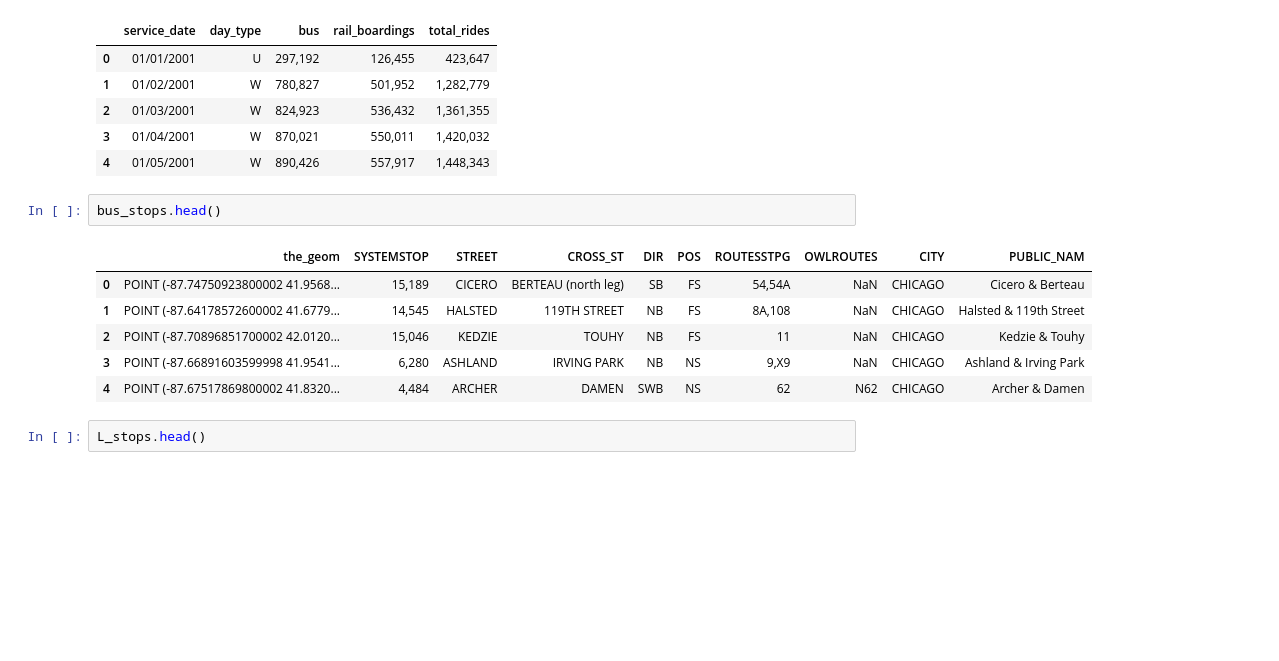
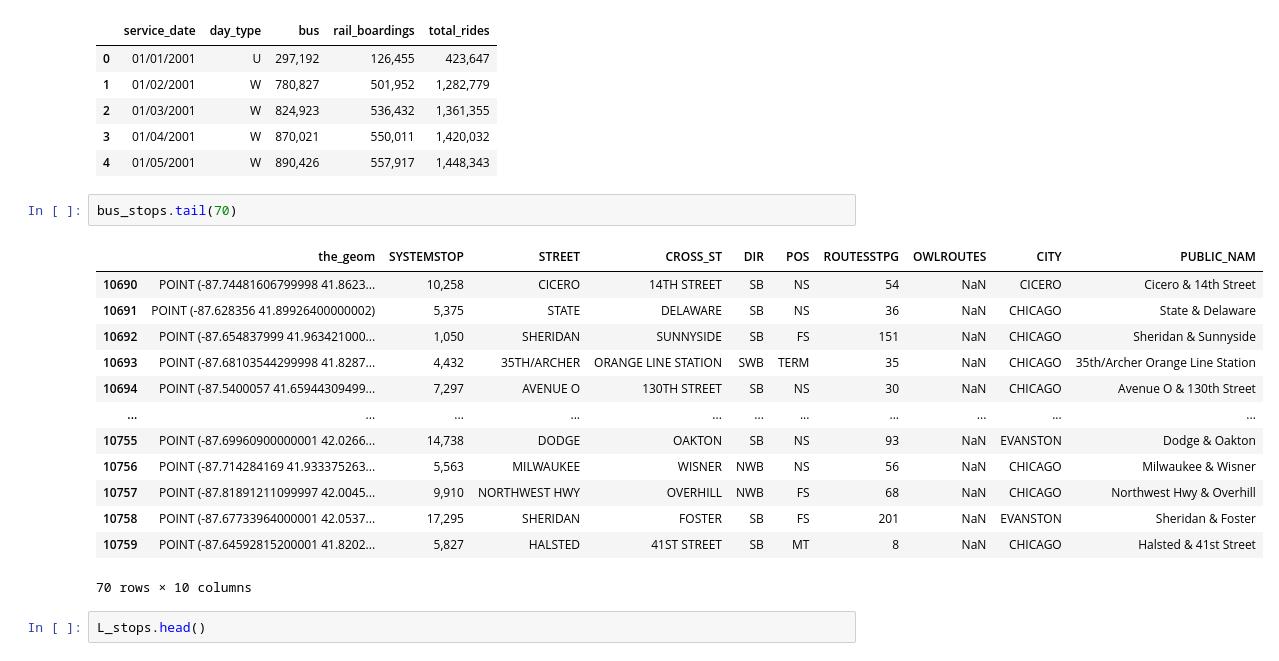
Before and after one commit to gracegormley-gkg/Stat-303-1-Final-Project, a Jupyter notebook: Project Code Template - Grace.ipynb, the cells around one changed output. Cells and saved outputs as stored; diff of their text form; blank space fills up the shorter version.

```diff
--- a/Project Code Template - Grace.ipynb
+++ b/Project Code Template - Grace.ipynb
@@ -99,14 +120,21 @@ CTA_riders.head()
 | 3 | 01/04/2001 | W | 870,021 | 550,011 | 1,420,032 |
 | 4 | 01/05/2001 | W | 890,426 | 557,917 | 1,448,343 |
 # %%
-bus_stops.head()
+bus_stops.tail(70)
 # %% [output]
 |  | the_geom | SYSTEMSTOP | STREET | CROSS_ST | DIR | POS | ROUTESSTPG | OWLROUTES | CITY | PUBLIC_NAM |
-| 0 | POINT (-87.74750923800002 41.9568... | 15,189 | CICERO | BERTEAU (north leg) | SB | FS | 54,54A | NaN | CHICAGO | Cicero & Berteau |
-| 1 | POINT (-87.64178572600002 41.6779... | 14,545 | HALSTED | 119TH STREET | NB | FS | 8A,108 | NaN | CHICAGO | Halsted & 119th Street |
-| 2 | POINT (-87.70896851700002 42.0120... | 15,046 | KEDZIE | TOUHY | NB | FS | 11 | NaN | CHICAGO | Kedzie & Touhy |
-| 3 | POINT (-87.66891603599998 41.9541... | 6,280 | ASHLAND | IRVING PARK | NB | NS | 9,X9 | NaN | CHICAGO | Ashland & Irving Park |
-| 4 | POINT (-87.67517869800002 41.8320... | 4,484 | ARCHER | DAMEN | SWB | NS | 62 | N62 | CHICAGO | Archer & Damen |
+| 10690 | POINT (-87.74481606799998 41.8623... | 10,258 | CICERO | 14TH STREET | SB | NS | 54 | NaN | CICERO | Cicero & 14th Street |
+| 10691 | POINT (-87.628356 41.89926400000002) | 5,375 | STATE | DELAWARE | SB | NS | 36 | NaN | CHICAGO | State & Delaware |
+| 10692 | POINT (-87.654837999 41.963421000... | 1,050 | SHERIDAN | SUNNYSIDE | SB | FS | 151 | NaN | CHICAGO | Sheridan & Sunnyside |
+| 10693 | POINT (-87.68103544299998 41.8287... | 4,432 | 35TH/ARCHER | ORANGE LINE STATION | SWB | TERM | 35 | NaN | CHICAGO | 35th/Archer Orange Line Station |
+| 10694 | POINT (-87.5400057 41.65944309499... | 7,297 | AVENUE O | 130TH STREET | SB | NS | 30 | NaN | CHICAGO | Avenue O & 130th Street |
+| ... | ... | ... | ... | ... | ... | ... | ... | ... | ... | ... |
+| 10755 | POINT (-87.69960900000001 42.0266... | 14,738 | DODGE | OAKTON | SB | NS | 93 | NaN | EVANSTON | Dodge & Oakton |
+| 10756 | POINT (-87.714284169 41.933375263... | 5,563 | MILWAUKEE | WISNER | NWB | NS | 56 | NaN | CHICAGO | Milwaukee & Wisner |
+| 10757 | POINT (-87.81891211099997 42.0045... | 9,910 | NORTHWEST HWY | OVERHILL | NWB | FS | 68 | NaN | CHICAGO | Northwest Hwy & Overhill |
+| 10758 | POINT (-87.67733964000001 42.0537... | 17,295 | SHERIDAN | FOSTER | SB | FS | 201 | NaN | EVANSTON | Sheridan & Foster |
+| 10759 | POINT (-87.64592815200001 41.8202... | 5,827 | HALSTED | 41ST STREET | SB | MT | 8 | NaN | CHICAGO | Halsted & 41st Street |
+70 rows × 10 columns
 # %%
 L_stops.head()
 # %% [output]
```
Also changed, not shown: parts of 19 cells of this notebook.
